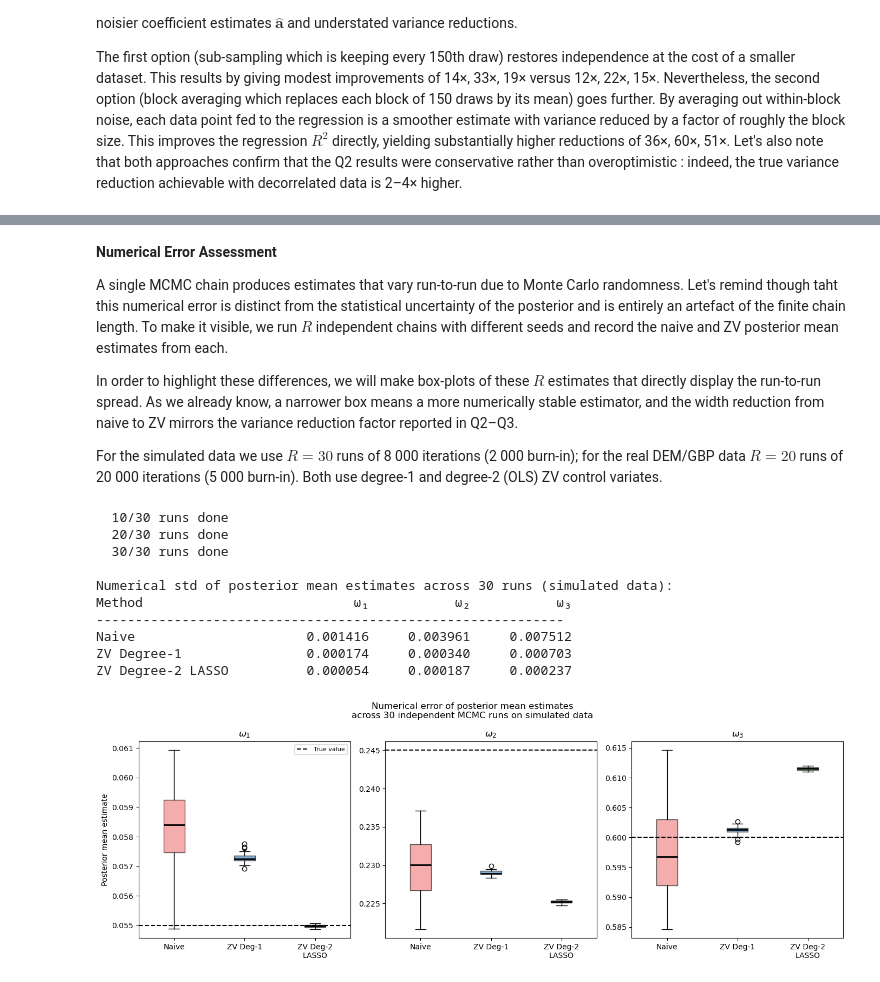
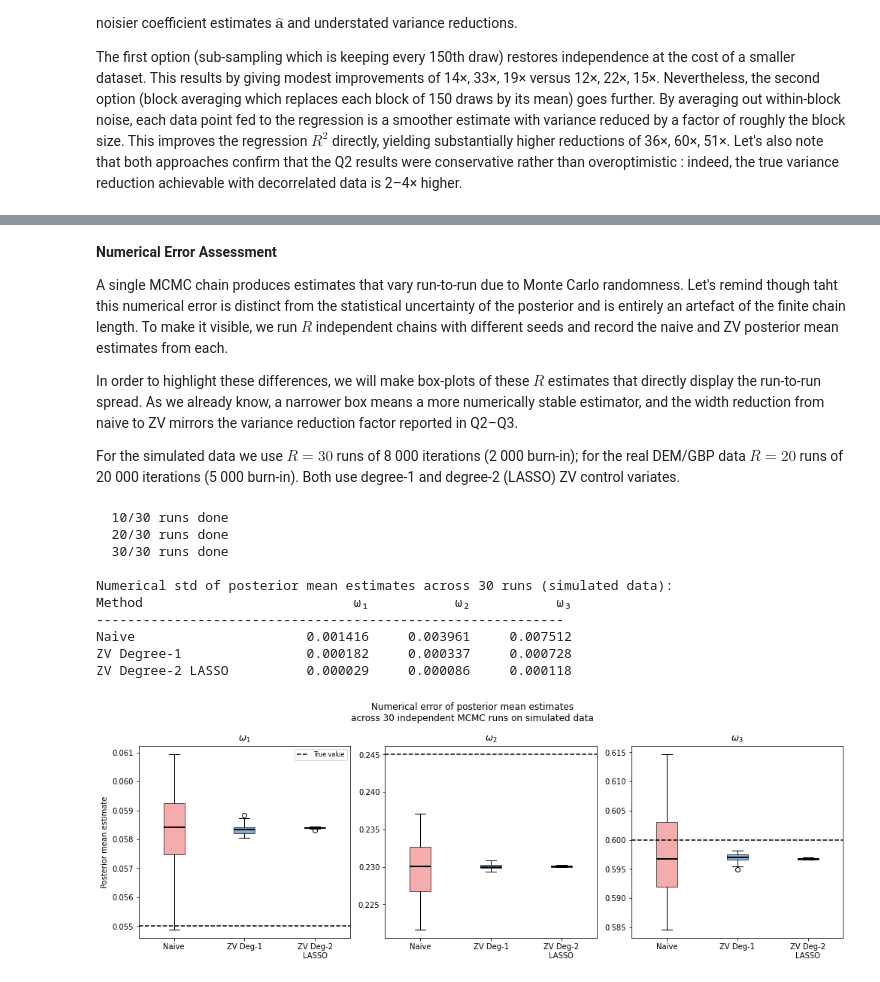
Before and after one commit to ralphndr/Control-variates-for-a-GARCH-model, a Jupyter notebook: src/code.ipynb, the cells around one changed output, grey strips where cells are left out. Drawn from its saved outputs; the diff is of its cells as text; code cells hidden in the pictures.

Commit message:
Fix degree-2 control variates and fast score, add vol term structure

```diff
--- a/src/code.ipynb
+++ b/src/code.ipynb
@@ -649,10 +649,11 @@ def build_degree2_features(samples, Z):
     Build the 9 degree-2 control variates for d=3:
       - 3 linear:    z1, z2, z3
       - 6 quadratic: omega_j * z_k  for j <= k  (symmetric B)
-    All are mean-zero under pi when boundary conditions hold.
+    The diagonal terms carry the -1/2 tr(B) constant: E[omega_j z_j] = 1/2,
+    so omega_j z_j - 1/2 is the mean-zero version.
     """
     linear = Z                                           # (N, 3)
-    quad = [samples[:, j] * Z[:, k]
+    quad = [samples[:, j] * Z[:, k] - (0.5 if j == k else 0.0)
               for j in range(3) for k in range(j, 3)]  # 6 terms
     return np.column_stack([linear] + quad)              # (N, 9)
 
@@ -1026,7 +1027,7 @@ A single MCMC chain produces estimates that vary run-to-run due to Monte Carlo r
 
 In order to highlight these differences, we will make box-plots of these $R$ estimates that directly display the run-to-run spread. As we already know, a narrower box means a more numerically stable estimator, and the width reduction from naive to ZV mirrors the variance reduction factor reported in Q2–Q3.
 
-For the simulated data we use $R=30$ runs of 8 000 iterations (2 000 burn-in); for the real DEM/GBP data $R=20$ runs of 20 000 iterations (5 000 burn-in). Both use degree-1 and degree-2 (OLS) ZV control variates.
+For the simulated data we use $R=30$ runs of 8 000 iterations (2 000 burn-in); for the real DEM/GBP data $R=20$ runs of 20 000 iterations (5 000 burn-in). Both use degree-1 and degree-2 (LASSO) ZV control variates.
 # %%
 import contextlib, io
 from scipy.signal import lfilter
@@ -1036,7 +1037,7 @@ def _score_fast(returns, omega1, omega2, omega3, sigma0=1.0):
     T = len(returns)
     h = compute_variances(returns, omega1, omega2, omega3)
     denom = 1.0 - omega2 - omega3
-    zi1 = np.array([(1.0 / denom - 1.0) / omega3])
+    zi1 = np.array([1.0 / denom - 1.0])   # so that dh1[0] = 1 / denom
     dh1, _ = lfilter([1.0], [1.0, -omega3], np.ones(T), zi=zi1)
     u2 = np.empty(T); u2[0] = omega1 / denom**2; u2[1:] = returns[:-1]**2
     dh2, _ = lfilter([1.0], [1.0, -omega3], u2, zi=np.zeros(1))
@@ -1091,37 +1092,37 @@ true_vals = list(TRUE_OMEGA)
 method_labels = ['Naive', 'ZV Deg-1', 'ZV Deg-2\nLASSO']
 palette = ['lightcoral', 'steelblue', '#2e7d32']
 
 fig, axes = plt.subplots(1, 3, figsize=(14, 5))
 for k in range(3):
     ax = axes[k]
     data = [naive_sim_box[:, k], zv_d1_sim_box[:, k], zv_d2_sim_box[:, k]]
     bp = ax.boxplot(data, labels=method_labels, patch_artist=True,
                     medianprops=dict(color='black', linewidth=2))
     for patch, col in zip(bp['boxes'], palette):
         patch.set_facecolor(col)
         patch.set_alpha(0.65)
     ax.axhline(true_vals[k], color='k', ls='--', lw=1.5, label='True value')
     ax.set_title(f'{labels_w[k]}')
     if k == 0:
         ax.set_ylabel('Posterior mean estimate')
         ax.legend(fontsize=8)
 
 plt.suptitle(f'Numerical error of posterior mean estimates\nacross {R_RUNS} independent MCMC runs on simulated data', fontsize=12)
 plt.tight_layout()
-plt.savefig('/Users/ralphnader/Desktop/Github_Projects/Control-variates-for-a-GARCH-model/img/boxplots_numerical_error_simulated.png', dpi=200, bbox_inches='tight')
+plt.savefig('../img/boxplots_numerical_error_simulated.png', dpi=200, bbox_inches='tight')
 plt.show()
 # %% [output]
   10/30 runs done
   20/30 runs done
   30/30 runs done
 
 Numerical std of posterior mean estimates across 30 runs (simulated data):
 Method                           ω₁           ω₂           ω₃
 ------------------------------------------------------------
 Naive                      0.001416     0.003961     0.007512
-ZV Degree-1                0.000174     0.000340     0.000703
-ZV Degree-2 LASSO          0.000054     0.000187     0.000237
+ZV Degree-1                0.000182     0.000337     0.000728
+ZV Degree-2 LASSO          0.000029     0.000086     0.000118
-[figure, old version]
+[figure, new version]
 # %%
 # Real data
 R_RUNS_R = 20
```
Also changed, not shown: parts of 17 cells of this notebook, 16 other files.
